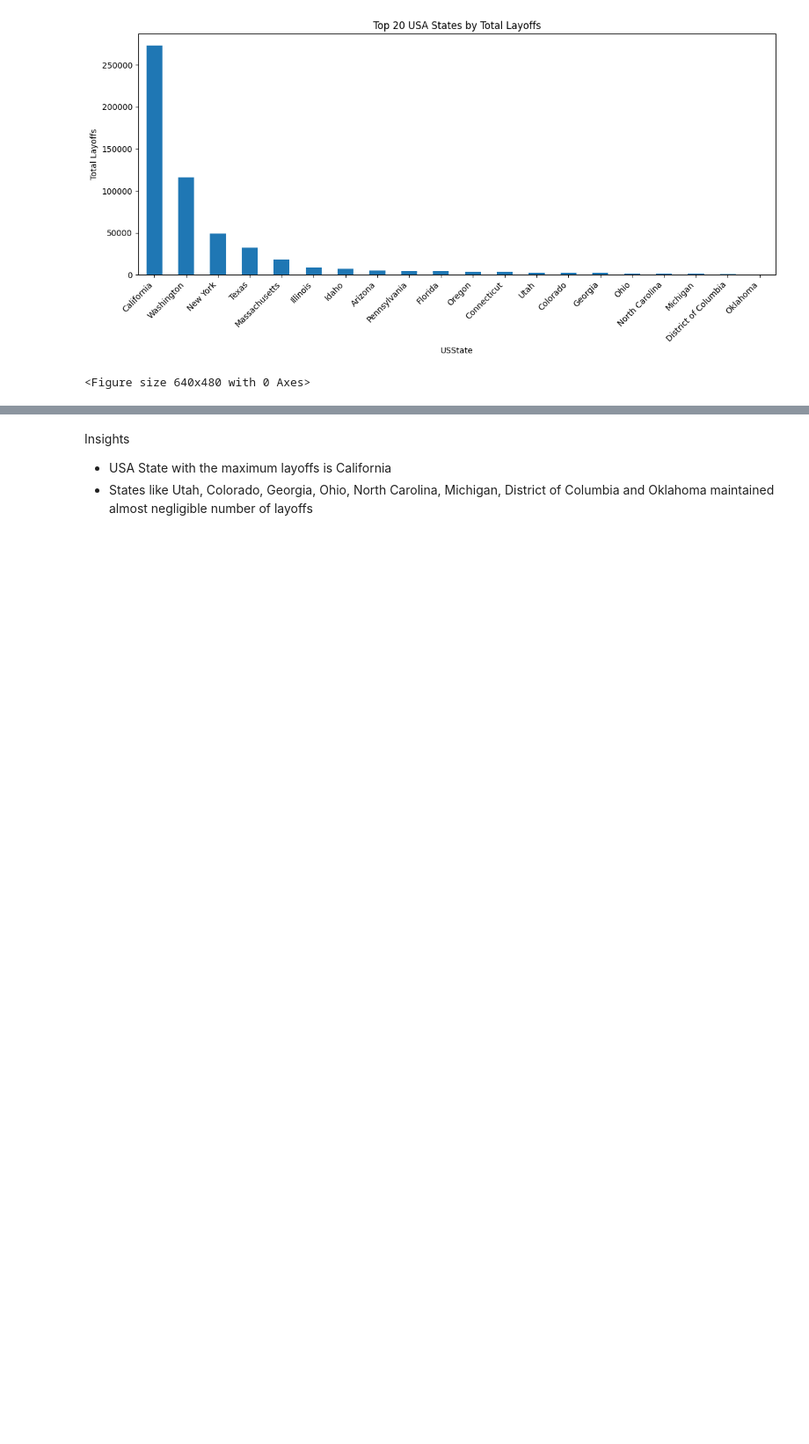
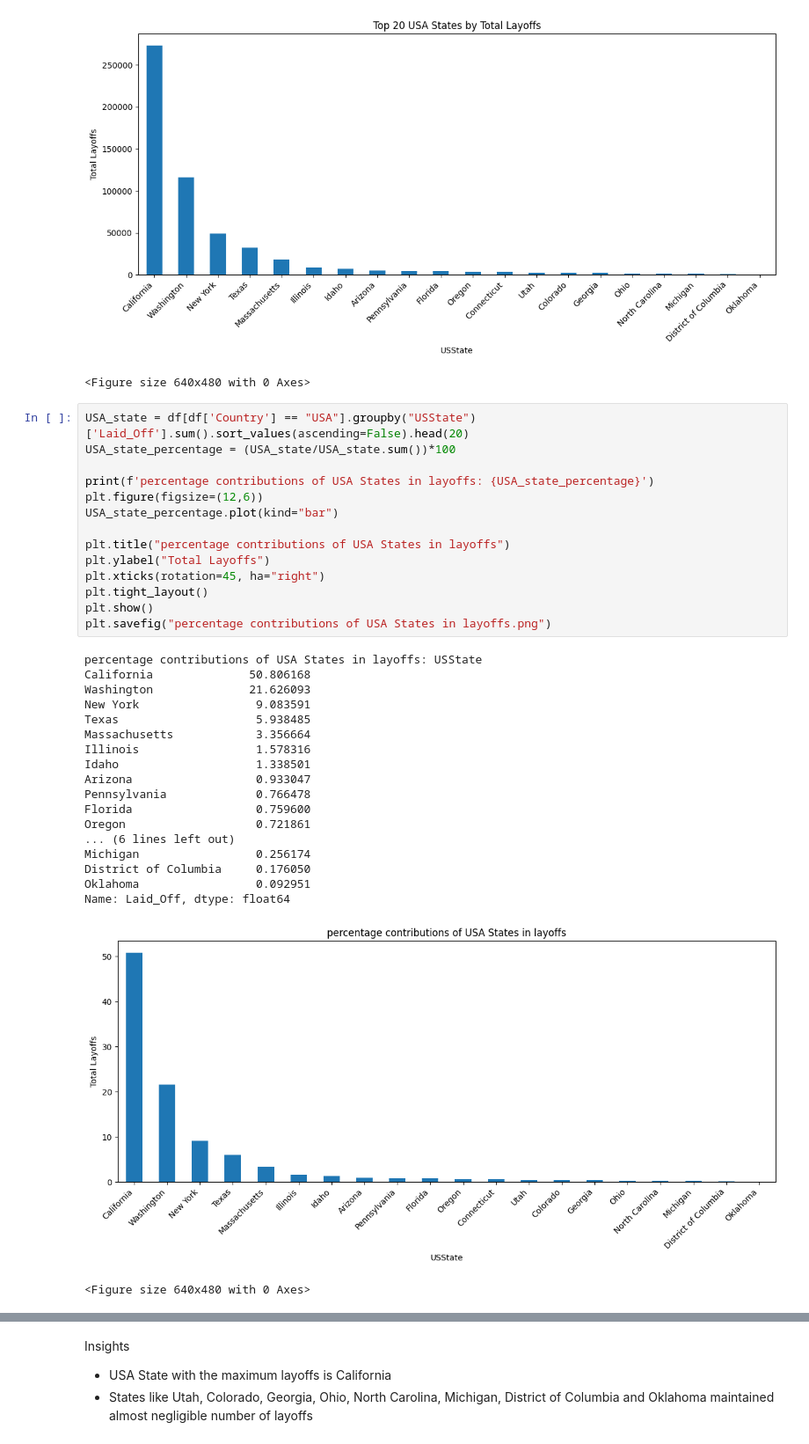
Before and after one commit to Ridima28/Global-Tech-Layoff-Analysis, a Jupyter notebook: layoff-eda.ipynb, the cells around one changed output, grey strips where cells are left out. Shown at 88% size. Drawn from its saved outputs; the diff is of its cells as text; blank space fills up the shorter version.

```diff
--- a/layoff-eda.ipynb
+++ b/layoff-eda.ipynb
@@ -444,3 +444,37 @@ Oklahoma                   500.0
 Name: Laid_Off, dtype: float64
 [figure]
 <Figure size 640x480 with 0 Axes>
+# %%
+USA_state = df[df['Country'] == "USA"].groupby("USState")['Laid_Off'].sum().sort_values(ascending=False).head(20)
+USA_state_percentage = (USA_state/USA_state.sum())*100
+
+print(f'percentage contributions of USA States in layoffs: {USA_state_percentage}')
+plt.figure(figsize=(12,6))
+USA_state_percentage.plot(kind="bar")
+
+plt.title("percentage contributions of USA States in layoffs")
+plt.ylabel("Total Layoffs")
+plt.xticks(rotation=45, ha="right")
+plt.tight_layout()
+plt.show()
+plt.savefig("percentage contributions of USA States in layoffs.png")
+# %% [output]
+percentage contributions of USA States in layoffs: USState
+California              50.806168
+Washington              21.626093
+New York                 9.083591
+Texas                    5.938485
+Massachusetts            3.356664
+Illinois                 1.578316
+Idaho                    1.338501
+Arizona                  0.933047
+Pennsylvania             0.766478
+Florida                  0.759600
+Oregon                   0.721861
+... (6 lines left out)
+Michigan                 0.256174
+District of Columbia     0.176050
+Oklahoma                 0.092951
+Name: Laid_Off, dtype: float64
+[figure, added]
+<Figure size 640x480 with 0 Axes>
```
Also changed, not shown: parts of 2 cells of this notebook, 2 other files.
